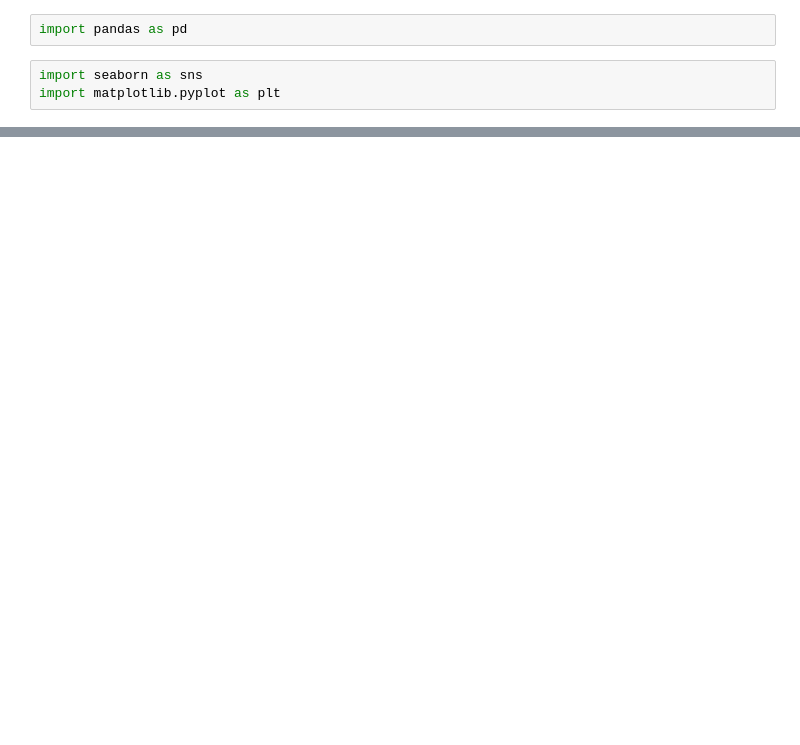
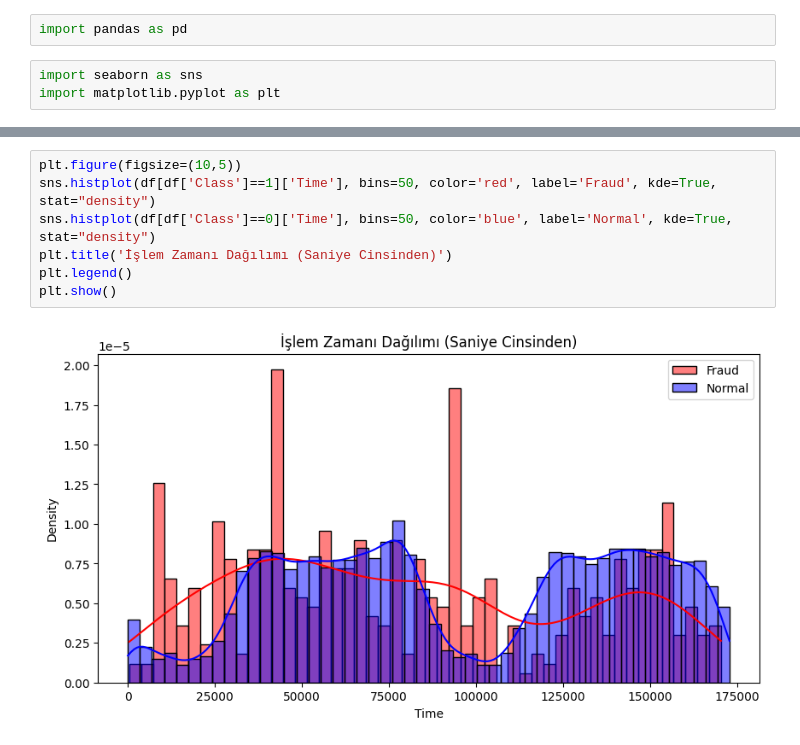
Before and after one commit to hagseng/fraud-detection-bootcamp, a Jupyter notebook: notebooks/01_EDA.ipynb, the cells around one changed output, grey strips where cells are left out. Saved outputs shown, nothing was run; the diff lists cells and outputs as text; blank space fills up the shorter version.

```diff
--- a/notebooks/01_EDA.ipynb
+++ b/notebooks/01_EDA.ipynb
@@ -52,0 +41,9 @@ plt.show()
+# %%
+plt.figure(figsize=(10,5))
+sns.histplot(df[df['Class']==1]['Time'], bins=50, color='red', label='Fraud', kde=True, stat="density")
+sns.histplot(df[df['Class']==0]['Time'], bins=50, color='blue', label='Normal', kde=True, stat="density")
+plt.title('İşlem Zamanı Dağılımı (Saniye Cinsinden)')
+plt.legend()
+plt.show()
+# %% [output]
+[figure, added]
```
Also changed, not shown: parts of 12 cells of this notebook, 8 other files.
